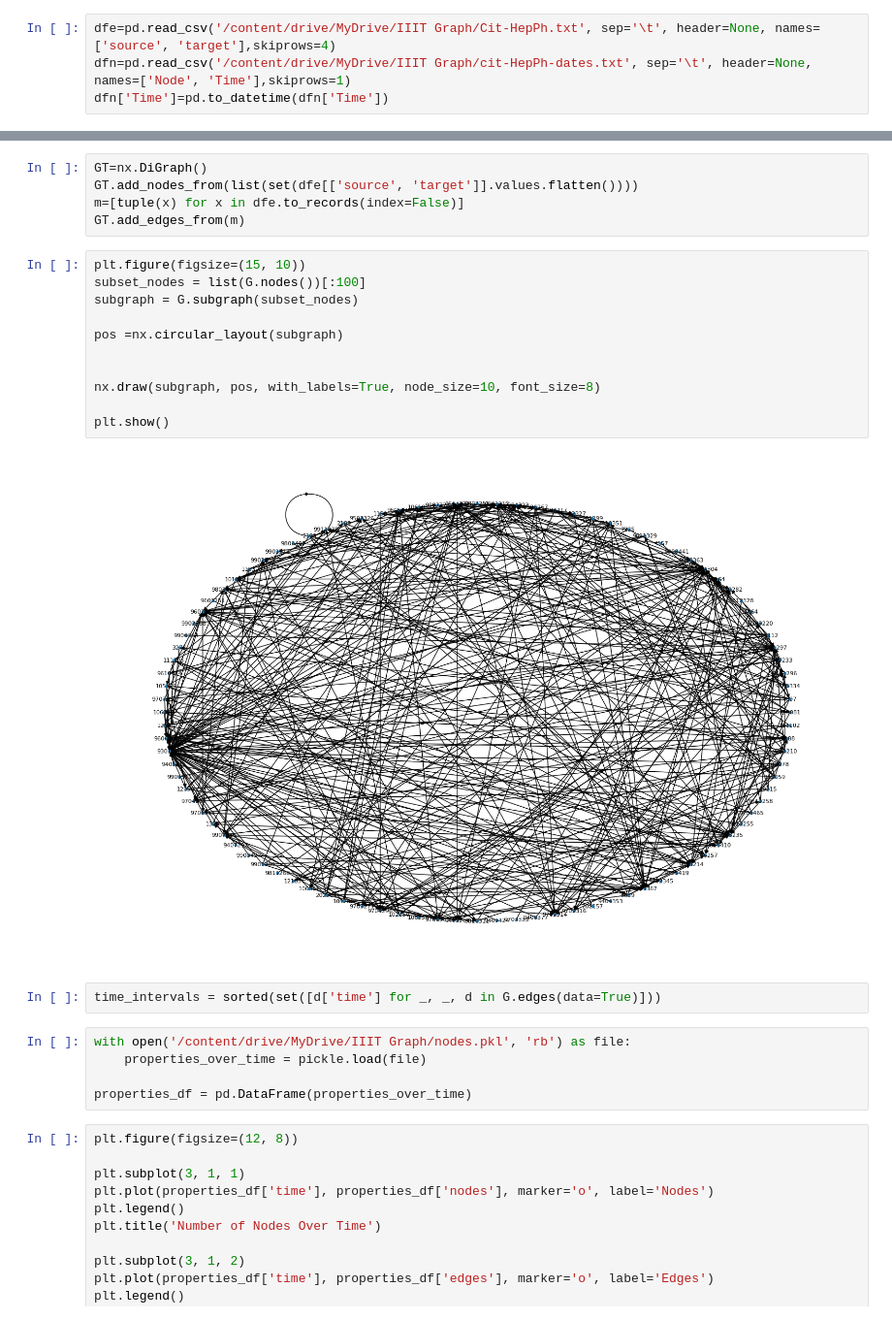
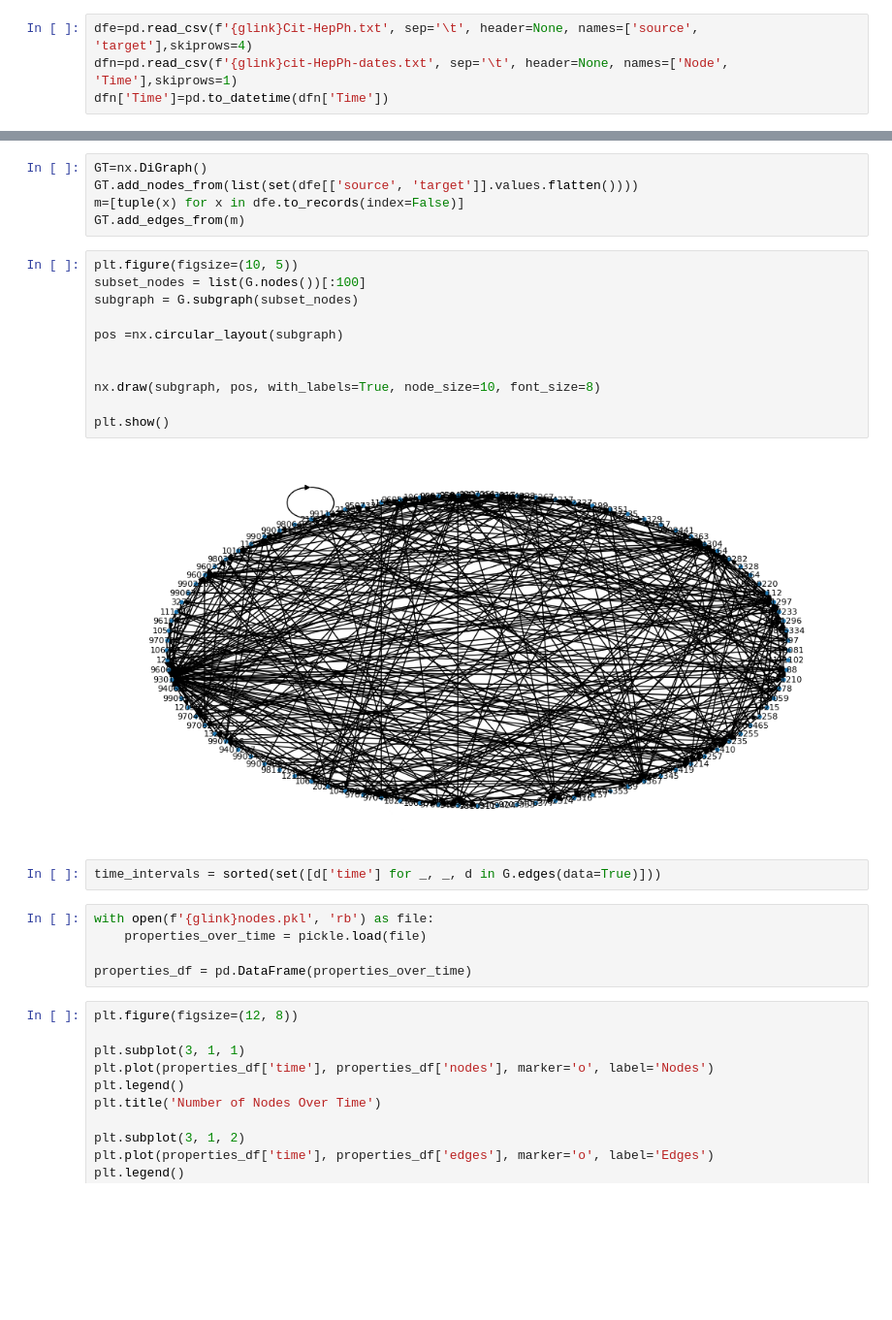
Before and after one commit to CGS2002/PRECOG-_TASK, a Jupyter notebook: Task _1.ipynb, the cells around one changed output, grey strips where cells are left out. Shown at 97% size. Drawn from its saved outputs; the diff is of its cells as text; blank space fills up the shorter version.

```diff
--- a/Task _1.ipynb
+++ b/Task _1.ipynb
@@ -16,6 +20,6 @@ Drive already mounted at /content/drive; to attempt to forcibly remount, call dr
 # %%
-dfe=pd.read_csv('/content/drive/MyDrive/IIIT Graph/Cit-HepPh.txt', sep='\t', header=None, names=['source', 'target'],skiprows=4)
-dfn=pd.read_csv('/content/drive/MyDrive/IIIT Graph/cit-HepPh-dates.txt', sep='\t', header=None, names=['Node', 'Time'],skiprows=1)
+dfe=pd.read_csv(f'{glink}Cit-HepPh.txt', sep='\t', header=None, names=['source', 'target'],skiprows=4)
+dfn=pd.read_csv(f'{glink}cit-HepPh-dates.txt', sep='\t', header=None, names=['Node', 'Time'],skiprows=1)
 dfn['Time']=pd.to_datetime(dfn['Time'])
 # %%
 df = pd.merge(dfe, dfn, left_on='source', right_on='Node', how='inner')
@@ -35,22 +39,22 @@ GT.add_nodes_from(list(set(dfe[['source', 'target']].values.flatten())))
 m=[tuple(x) for x in dfe.to_records(index=False)]
 GT.add_edges_from(m)
 # %%
-plt.figure(figsize=(15, 10))
+plt.figure(figsize=(10, 5))
 subset_nodes = list(G.nodes())[:100]
 subgraph = G.subgraph(subset_nodes)
 
 pos =nx.circular_layout(subgraph)
 
 
 nx.draw(subgraph, pos, with_labels=True, node_size=10, font_size=8)
 
 plt.show()
 # %% [output]
-[figure, old version]
+[figure, new version]
 # %%
 time_intervals = sorted(set([d['time'] for _, _, d in G.edges(data=True)]))
 # %%
-with open('/content/drive/MyDrive/IIIT Graph/nodes.pkl', 'rb') as file:
+with open(f'{glink}nodes.pkl', 'rb') as file:
     properties_over_time = pickle.load(file)
 
 properties_df = pd.DataFrame(properties_over_time)
```
Also changed, not shown: parts of 10 cells of this notebook.
